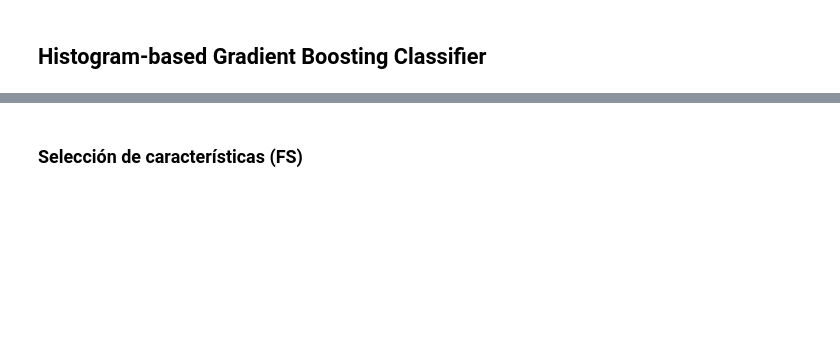
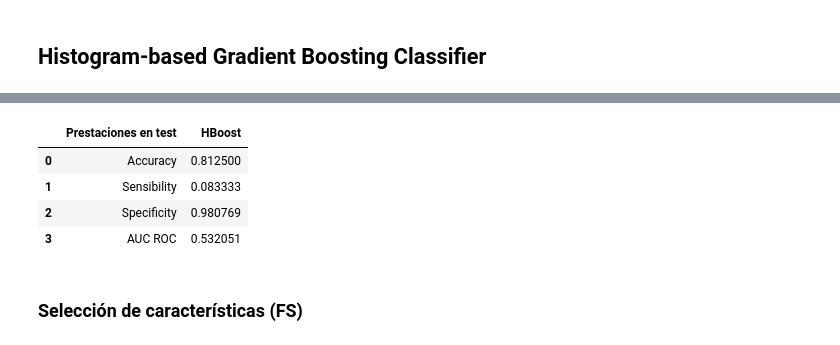
Before and after one commit to jorgealarconlucas/TFG, a Jupyter notebook: Modelos_de_machine_learning.ipynb, the cells around one changed output, grey strips where cells are left out. Saved outputs shown, nothing was run; the diff lists cells and outputs as text; code cells hidden in the pictures; blank space fills up the shorter version.

```diff
--- a/Modelos_de_machine_learning.ipynb
+++ b/Modelos_de_machine_learning.ipynb
@@ -332,20 +448,26 @@ hb_model = HistGradientBoostingClassifier(learning_rate=0.05, max_depth=25, max_
 # %%
 #Métricas
 
 hb_model.fit(x_train_1, y_train_1)
 
-y_pred = hb_model.predict(X_test)
+y_pred = hb_model.predict(x_test)
 
 acc_hb = accuracy_score(y_test, y_pred)
 sensibilidad_hb = recall_score(y_test, y_pred)
 #precision_xgb = precision_score(y_test, y_pred)
 specificity_hb = confusion_matrix(y_test, y_pred)[0][0]/(confusion_matrix(y_test, y_pred)[0][0]+confusion_matrix(y_test, y_pred)[0][1])
 auc_hb = roc_auc_score(y_test, y_pred)
 
 Tabla_3 = pd.DataFrame({ "Prestaciones en test":["Accuracy","Sensibility",'Specificity',"AUC ROC"],
-                      "XGBoost" : [acc_hb, sensibilidad_hb, specificity_hb, auc_hb]})
+                      "HBoost" : [acc_hb, sensibilidad_hb, specificity_hb, auc_hb]})
 
 Tabla_3
+# %% [output]
+|  | Prestaciones en test | HBoost |
+| 0 | Accuracy | 0.812500 |
+| 1 | Sensibility | 0.083333 |
+| 2 | Specificity | 0.980769 |
+| 3 | AUC ROC | 0.532051 |
 # %% [markdown]
 ### Selección de características (FS)
 # %%
```
Also changed, not shown: parts of 20 cells of this notebook.
